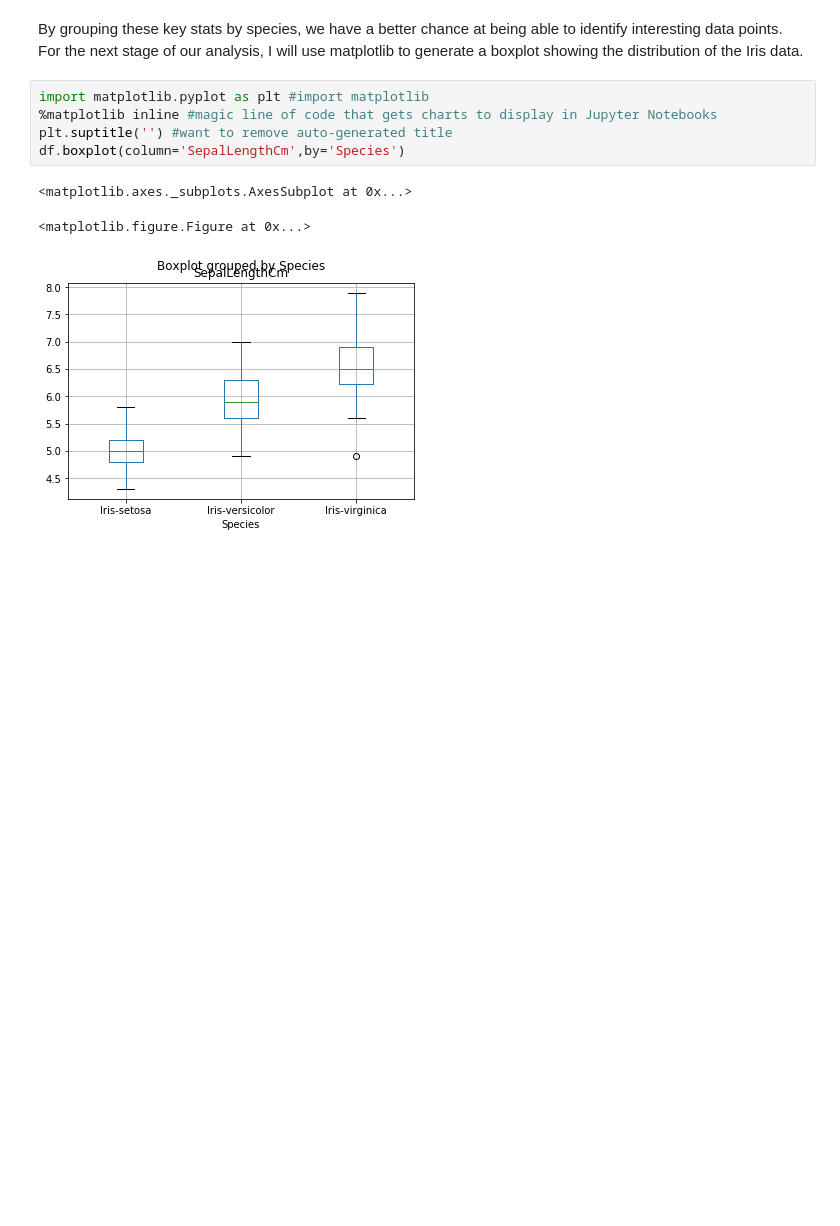
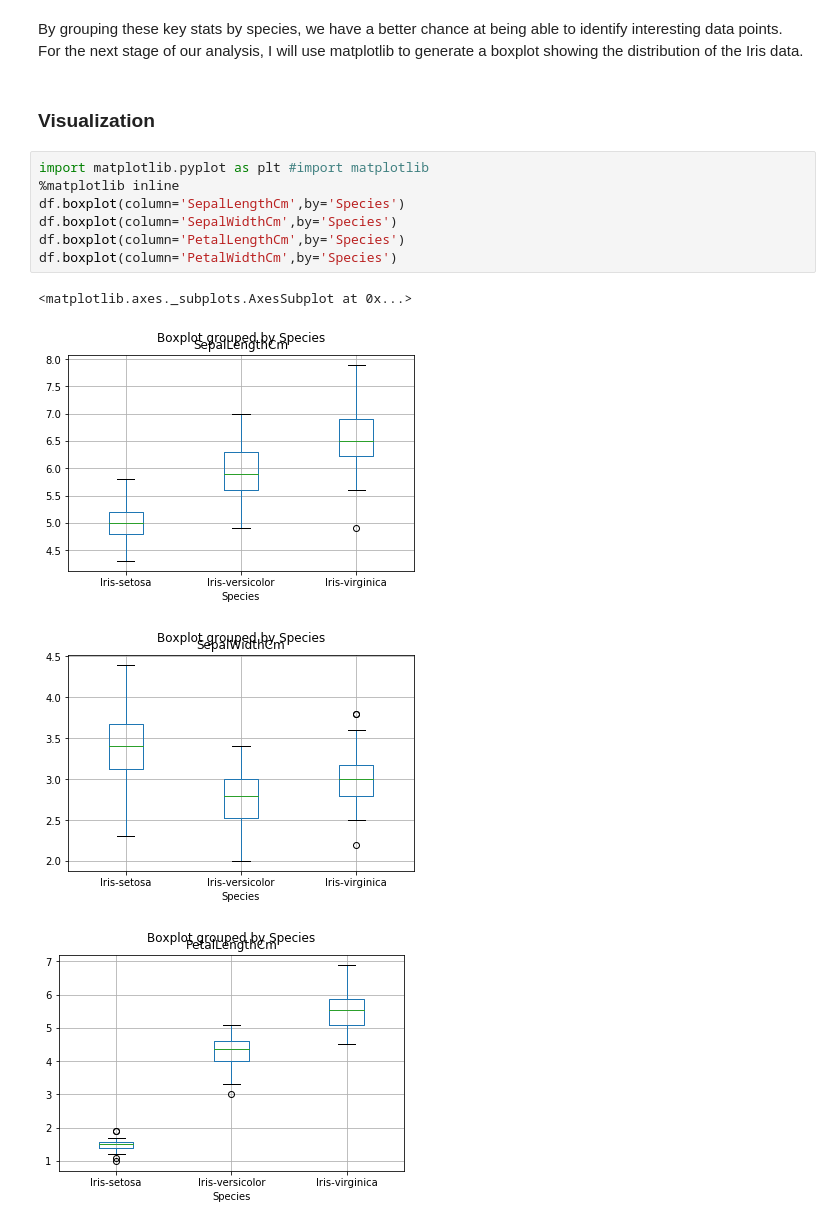
Before and after one commit to cobhan/pands-project-2019, a Jupyter notebook: Iris Dataset Project 2019.ipynb, the cells around one changed output. Drawn from its saved outputs; the diff is of its cells as text; blank space fills up the shorter version.

Commit message:
more #visualization

```diff
--- a/Iris Dataset Project 2019.ipynb
+++ b/Iris Dataset Project 2019.ipynb
@@ -94,12 +94,17 @@ df.groupby('Species').median() #show arithmetic median grouped by species
 | Iris-virginica | 125.5 | 6.5 | 3.0 | 5.55 | 2.0 |
 # %% [markdown]
 <p>By grouping these key stats by species, we have a better chance at being able to identify interesting data points. For the next stage of our analysis, I will use matplotlib to generate a boxplot showing the distribution of the Iris data.</p>
-# %%
-import matplotlib.pyplot as plt #import matplotlib
-%matplotlib inline #magic line of code that gets charts to display in Jupyter Notebooks
-plt.suptitle('') #want to remove auto-generated title
-df.boxplot(column='SepalLengthCm',by='Species')
-# %% [output]
-<matplotlib.axes._subplots.AxesSubplot at 0x...>
-<matplotlib.figure.Figure at 0x...>
-[figure, removed]
+# %% [markdown]
+<h3>Visualization</h3>
+# %%
+import matplotlib.pyplot as plt #import matplotlib
+%matplotlib inline
+df.boxplot(column='SepalLengthCm',by='Species')
+df.boxplot(column='SepalWidthCm',by='Species')
+df.boxplot(column='PetalLengthCm',by='Species')
+df.boxplot(column='PetalWidthCm',by='Species')
+# %% [output]
+<matplotlib.axes._subplots.AxesSubplot at 0x...>
+[figure, added]
+[figure, added]
+[figure, added]
```
Also changed, not shown: parts of 6 cells of this notebook.
